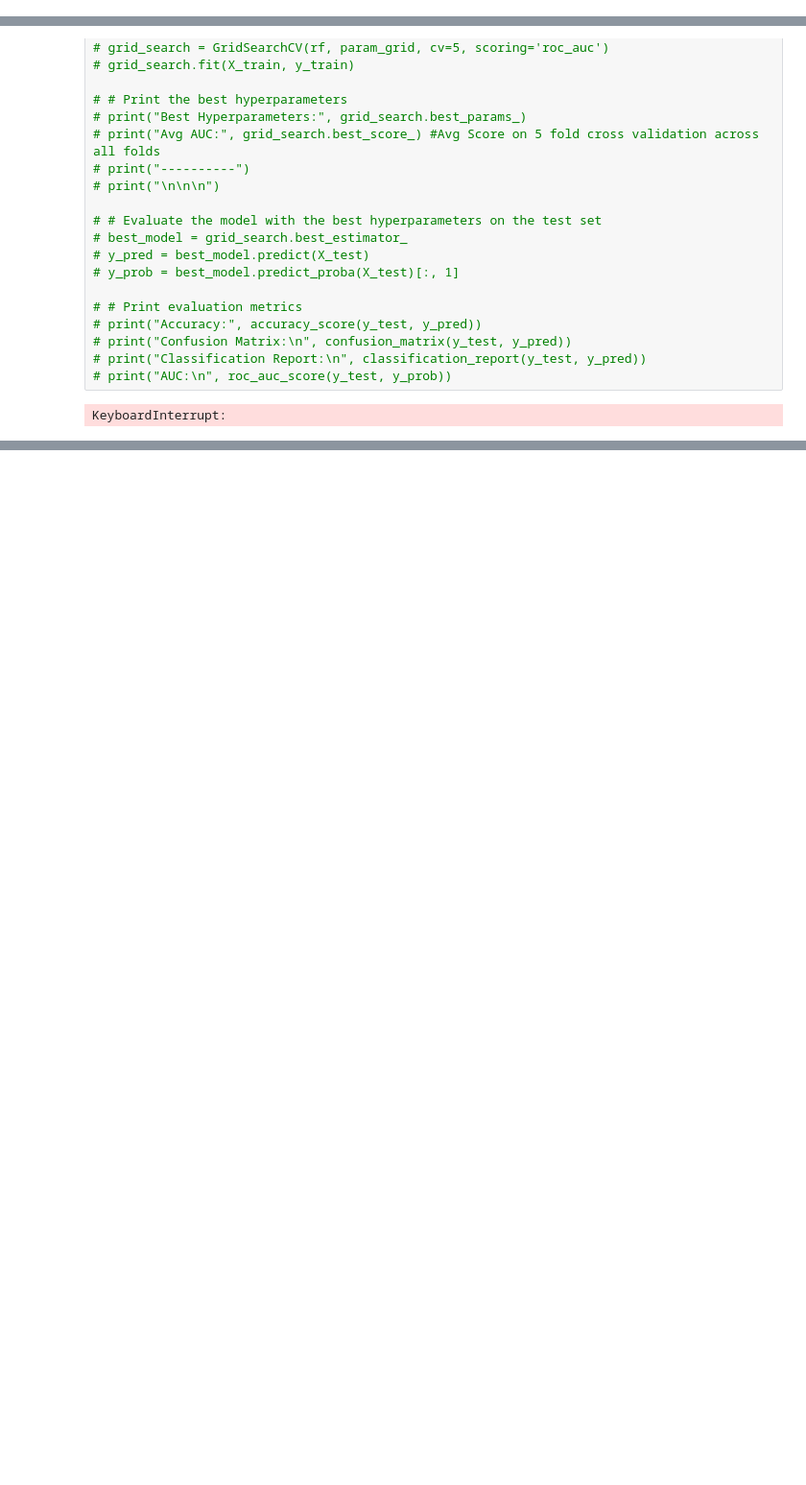
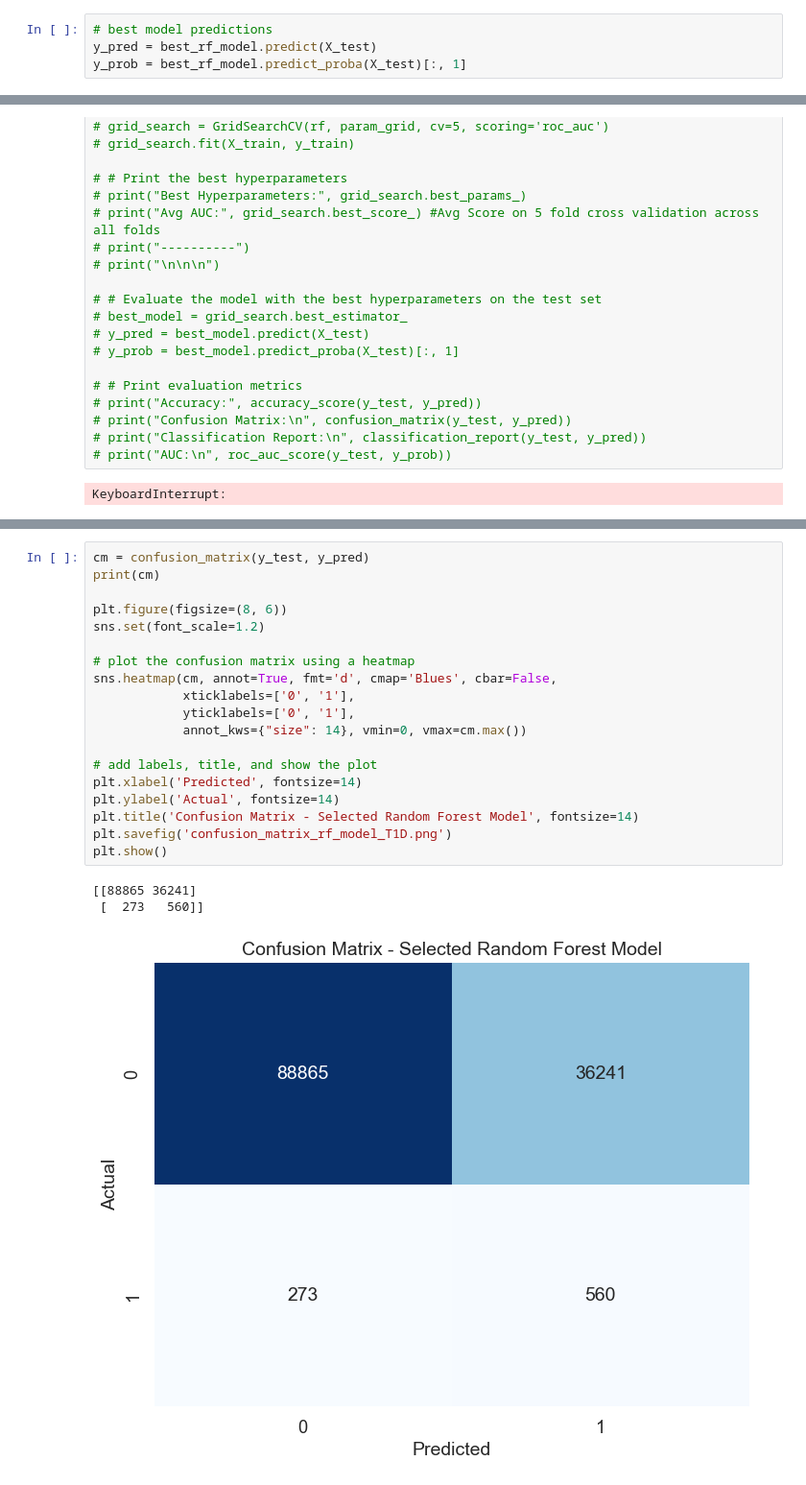
Before and after one commit to khimaniasma/diabetes_ml_project1, a Jupyter notebook: t1d_ml_code.ipynb, the cells around one changed output, grey strips where cells are left out. Shown: that part at 96% size. Saved outputs shown, nothing was run; the diff lists cells and outputs as text; blank space fills up the shorter version.

```diff
--- a/t1d_ml_code.ipynb
+++ b/t1d_ml_code.ipynb
@@ -320 +326,5 @@ Fitting 5 folds for each of 20 candidates, totalling 100 fits
 best parameters: {'n_estimators': 300, 'min_samples_split': 5, 'min_samples_leaf': 1, 'max_depth': 5, 'class_weight': 'balanced'}
+# %%
+# best model predictions
+y_pred = best_rf_model.predict(X_test)
+y_prob = best_rf_model.predict_proba(X_test)[:, 1]
@@ -353,0 +438,23 @@ KeyboardInterrupt:
+# %%
+cm = confusion_matrix(y_test, y_pred)
+print(cm)
+
+plt.figure(figsize=(8, 6))
+sns.set(font_scale=1.2)
+
+# plot the confusion matrix using a heatmap
+sns.heatmap(cm, annot=True, fmt='d', cmap='Blues', cbar=False,
+            xticklabels=['0', '1'],
+            yticklabels=['0', '1'],
+            annot_kws={"size": 14}, vmin=0, vmax=cm.max())
+
+# add labels, title, and show the plot
+plt.xlabel('Predicted', fontsize=14)
+plt.ylabel('Actual', fontsize=14)
+plt.title('Confusion Matrix - Selected Random Forest Model', fontsize=14)
+plt.savefig('confusion_matrix_rf_model_T1D.png')
+plt.show()
+# %% [output]
+[[88865 36241]
+ [  273   560]]
+[figure, added]
```
Also changed, not shown: parts of 12 cells of this notebook.
